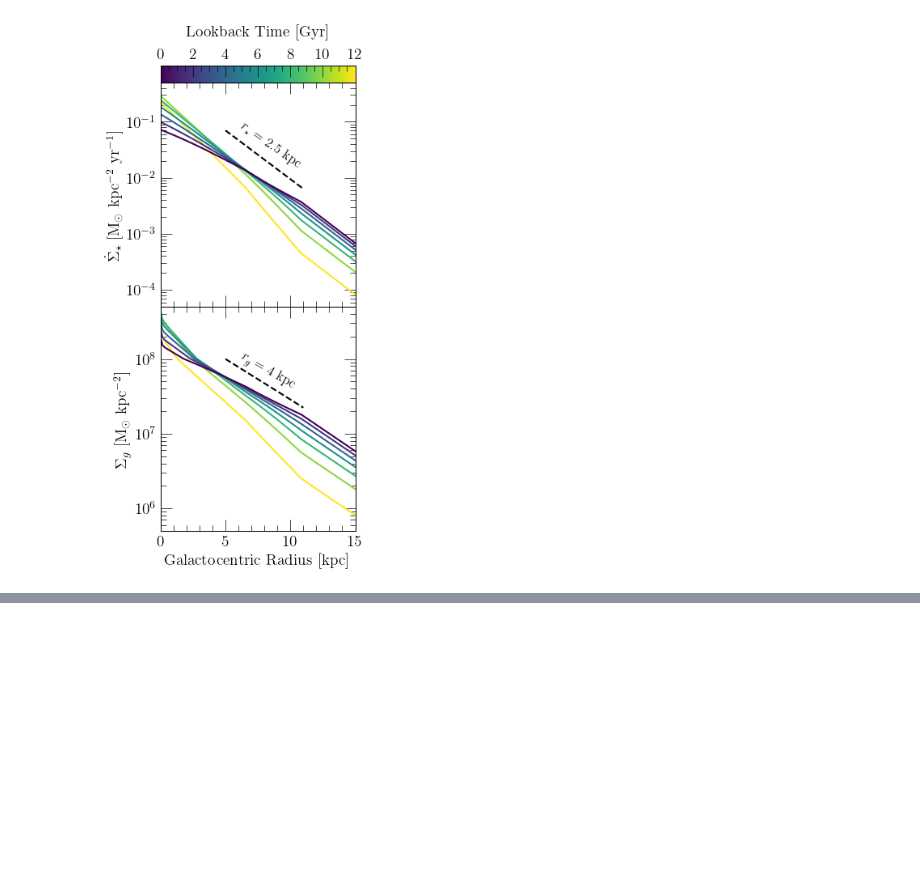
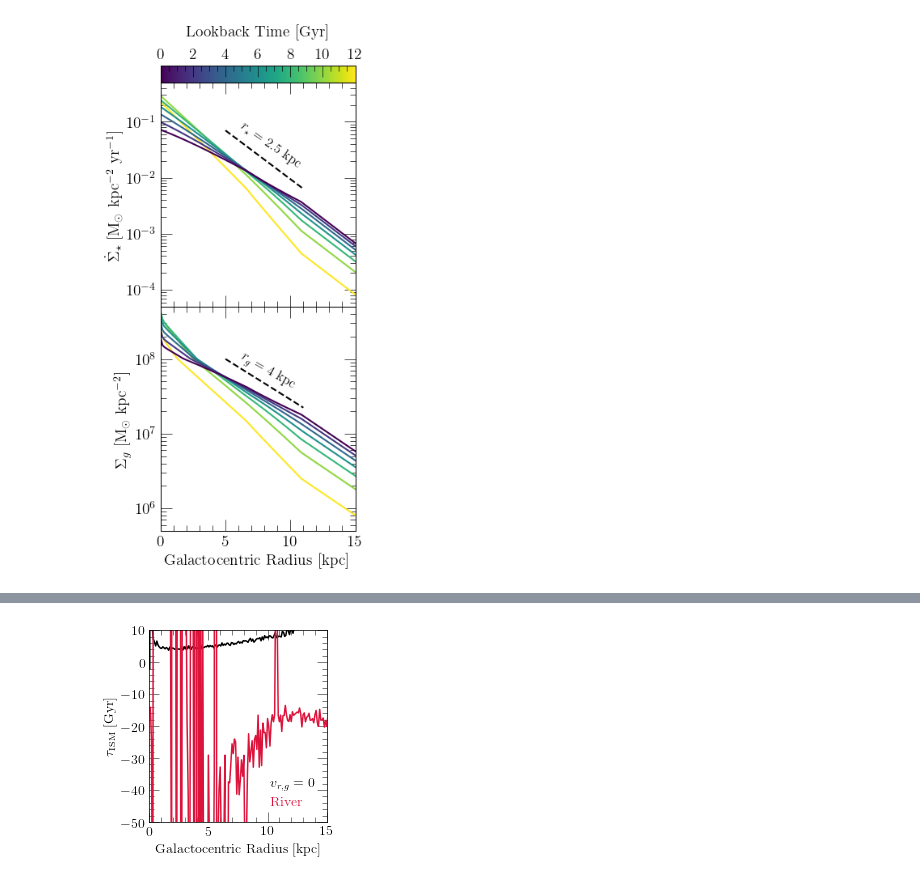
Before and after one commit to giganano/radial-flows, a Jupyter notebook: notebooks/evol.ipynb, the cells around one changed output, grey strips where cells are left out. Cells and saved outputs as stored; diff of their text form; code cells hidden in the pictures; blank space fills up the shorter version.

```diff
--- a/notebooks/evol.ipynb
+++ b/notebooks/evol.ipynb
@@ -84,0 +158,92 @@ plt.show()
+# %%
+# outputs = [
+#     "../outputs/constant/vgas-0",
+#     "../outputs/constant/vgas-0p5",
+#     "../outputs/constant/vgas-1",
+#     "../outputs/constant/vgas-1p5",
+# ]
+# outputs = [
+#     "../outputs/constant/vgas-0",
+#     "../outputs/amd/betaphiin0p7",
+#     "../outputs/amd/betaphiin0p5",
+# ]
+outputs = [
+    "../outputs/constant/vgas-0",
+    "../outputs/river/insideout"
+]
+outputs = [vice.output(name) for name in outputs]
+# %%
+# COLORS = ["black", "crimson", "lime", "blue"]
+# LABELS = [r"$0$ km/s", r"$-0.5$ km/s", r"$-1$ km/s", r"$-1.5$ km/s"]
+# COLORS = ["black", "crimson", "blue"]
+# LABELS = [
+#     r"$\beta_{\phi,\text{in}} = 1$",
+#     r"$\beta_{\phi,\text{in}} = 0.7$",
+#     r"$\beta_{\phi,\text{in}} = 0.5$"
+# ]
+COLORS = ["black", "crimson"]
+LABELS = [r"$v_{r,g} = 0$", "River"]
+IMAGE_NAME_ENDING = "river"
+
+fig = plt.figure(figsize = (3.5, 3.5))
+ax = fig.add_subplot(111)
+ax.set_xlabel(r"Galactocentric Radius [kpc]")
+ax.set_ylabel(r"$\tau_\text{ISM}$ [Gyr]")
+ax.set_xlim([0, 15])
+# ax.set_ylim([0, 10])
+# ax.set_ylim([0, 15])
+# ax.set_yticks([0, 5, 10, 15])
+ax.set_ylim([-50, 10])
+
+def tau_ism_profile(output, gasflows = True, zone_width = 0.1):
+    if gasflows:
+        radii, mu_g, _ = mu(output, 0, zone_width = zone_width)
+    else:
+        radii = [zone_width * (i + 0.5) for i in range(int(20 / zone_width))]
+        mu_g = len(radii) * [0.]
+    tau_ism = []
+    for i in range(len(radii) - 1):
+        zone = output.zones["zone%d" % (i)]
+        try:
+            tau_star = zone.history["mgas"][-1] / zone.history["sfr"][-1] * 1.e-9
+        except ZeroDivisionError:
+            tau_star = float("inf")
+        recycling = zone.history["R_eff"][-1]
+        try:
+            tau_ism.append(tau_star / (1 - mu_g[i] - recycling))
+        except ZeroDivisionError:
+            tau_ism.append(float("inf"))
+#         if tau_ism[-1] < 0: tau_ism[-1] = float("nan")
+    print(tau_ism)
+    return [radii[:-1], tau_ism]
+
+def plot_model(output, gasflows = True, zone_width = 0.1, **kwargs):
+    radii, tau_ism = tau_ism_profile(output, gasflows = gasflows, zone_width = zone_width)
+    ax.plot(radii, tau_ism, **kwargs)
+
+for i in range(len(outputs)):
+    kwargs = {
+        "c": named_colors()[COLORS[i]],
+        "label": LABELS[i]
+    }
+    plot_model(outputs[i],
+        gasflows = os.path.exists("%s_gasvelocities.out" % (outputs[i].name)),
+        **kwargs)
+
+kwargs = {
+#     "loc": mpl_loc("lower left"),
+    "loc": mpl_loc("lower right"),
+    "handlelength": 0,
+#     "ncol": 2,
+#     "columnspacing": 0.5
+}
+leg = ax.legend(**kwargs)
+fancy_legend(leg, COLORS)
+
+plt.tight_layout()
+for ext in ["pdf", "jpeg"]:
+    kwargs = {}
+    if ext == "jpeg": kwargs["dpi"] = 200
+    plt.savefig("./evol/tau-ism-%s.%s" % (IMAGE_NAME_ENDING, ext), **kwargs)
+plt.show()
+# %% [output]
@@ -84,0 +252 @@ plt.show()
+[figure, added]
```
Also changed, not shown: parts of 4 cells of this notebook, 21 other files.
